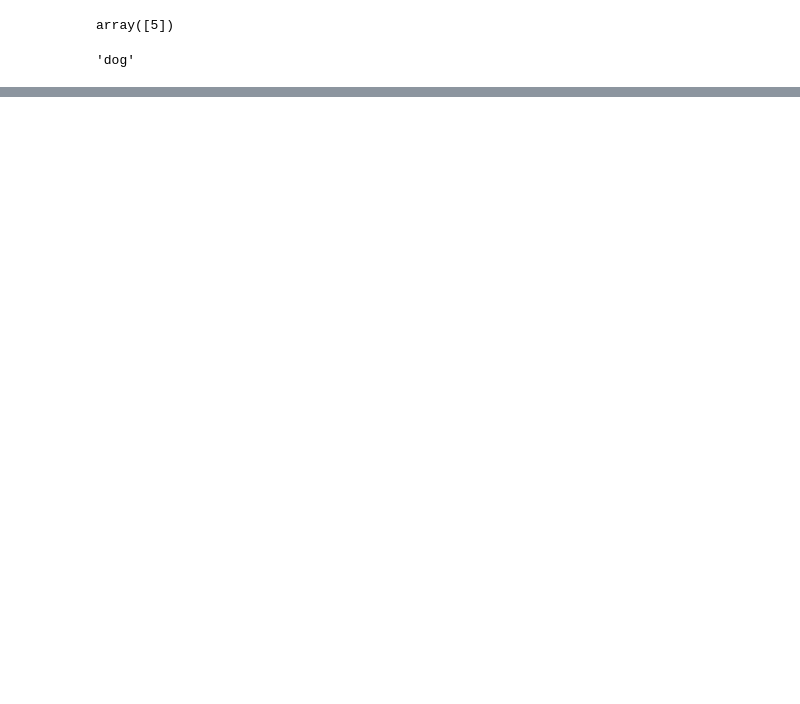
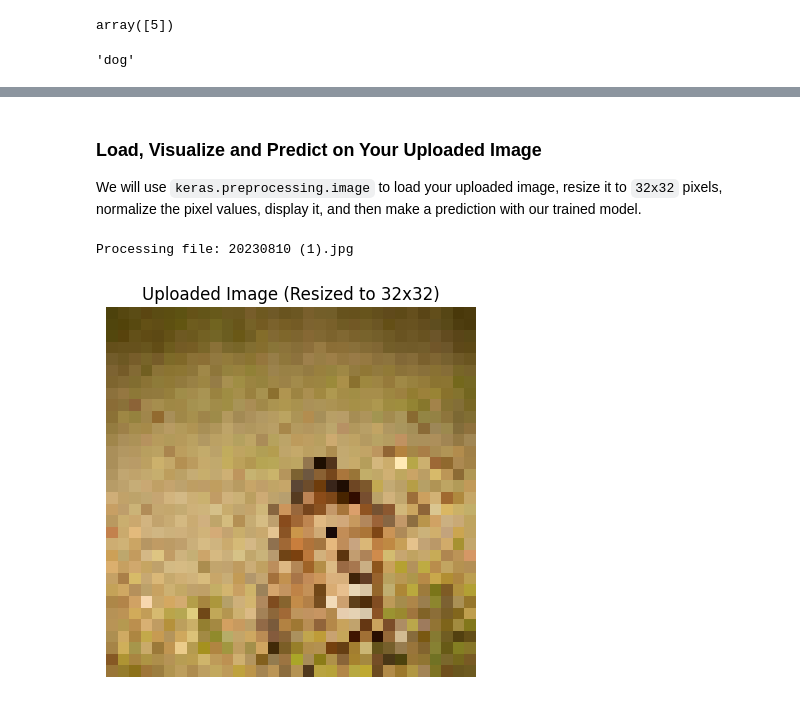
Before and after one commit to Sosswood/Machine-Learning, a Jupyter notebook: Unit09_Ex1_Convolutional_Neural_Networks_(CNN)_Object_Recognition.ipynb, the cells around one changed output, grey strips where cells are left out. Saved outputs shown, nothing was run; the diff lists cells and outputs as text; code cells hidden in the pictures; blank space fills up the shorter version.

```diff
--- a/Unit09_Ex1_Convolutional_Neural_Networks_(CNN)_Object_Recognition.ipynb
+++ b/Unit09_Ex1_Convolutional_Neural_Networks_(CNN)_Object_Recognition.ipynb
@@ -414,3 +411,7 @@ array([5])
 LABEL_NAMES[y_test[16][0]]
 # %% [output]
 'dog'
+# %%
+from google.colab import files
+
+uploaded = files.upload()
@@ -416,0 +421,36 @@ LABEL_NAMES[y_test[16][0]]
+# %% [markdown]
+### Load, Visualize and Predict on Your Uploaded Image
+We will use `keras.preprocessing.image` to load your uploaded image, resize it to `32x32` pixels, normalize the pixel values, display it, and then make a prediction with our trained model.
+# %%
+from tensorflow.keras.preprocessing.image import load_img, img_to_array
+
+# Get the correct filename of your uploaded image
+uploaded_file = list(uploaded.keys())[0]
+print(f"Processing file: {uploaded_file}")
+
+# 1. Load the image and resize it to 32x32 (the size expected by CIFAR-10 models)
+img = load_img(uploaded_file, target_size=(32, 32))
+
+# 2. Display the image
+plt.imshow(img)
+plt.title("Uploaded Image (Resized to 32x32)")
+plt.axis('off')
+plt.show()
+
+# 3. Convert the image to a numpy array and normalize pixel values to [0, 1]
+img_array = img_to_array(img)
+img_array = img_array / 255.0
+
+# 4. Reshape the array to include the batch dimension (1, 32, 32, 3)
+img_batch = np.expand_dims(img_array, axis=0)
+
+# 5. Predict the class
+pred_probs = model.predict(img_batch)
+pred_class_idx = np.argmax(pred_probs, axis=-1)[0]
+pred_class_name = LABEL_NAMES[pred_class_idx]
+confidence = pred_probs[0][pred_class_idx]
+
+print(f"Predicted Class: {pred_class_name} (Confidence: {confidence:.2%})")
+# %% [output]
+Processing file: 20230810 (1).jpg
+[figure, added]
```
Also changed, not shown: parts of 16 cells of this notebook.
